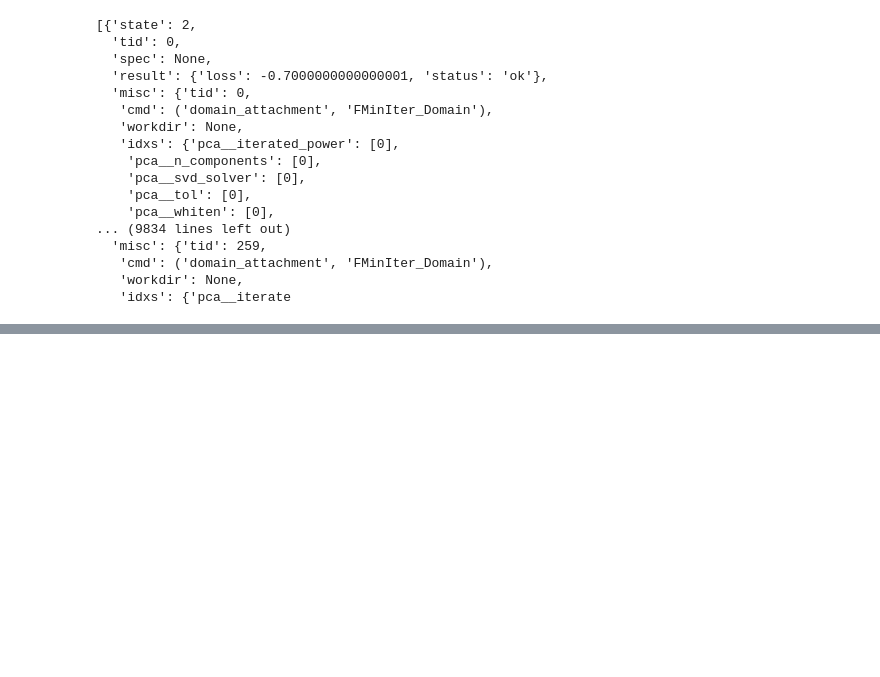
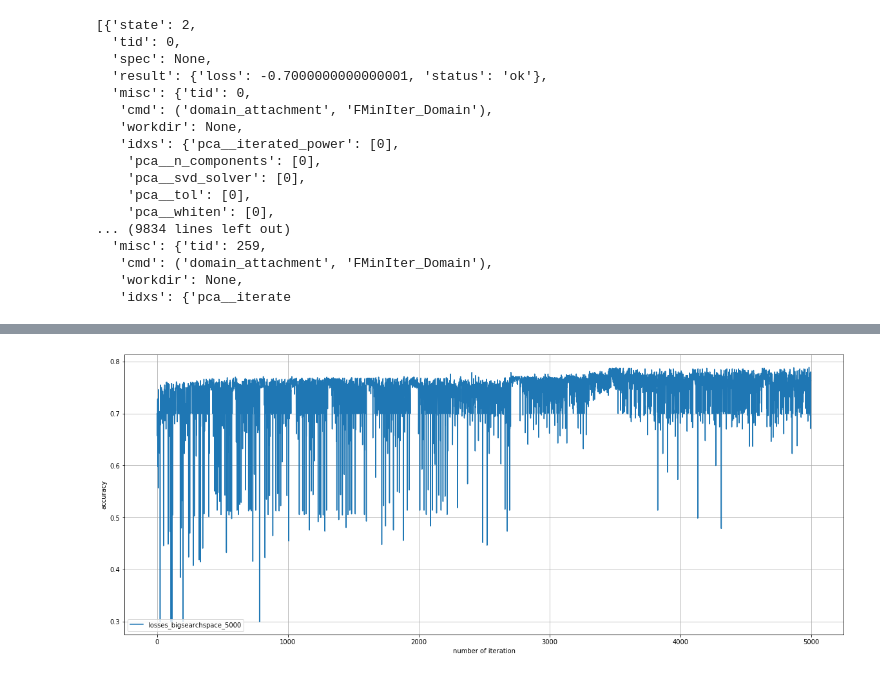
Before and after one commit to Milad-abbaszadeh/hyperopt, a Jupyter notebook: ipythons/experiment_result.ipynb, the cells around one changed output, grey strips where cells are left out. Saved outputs shown, nothing was run; the diff lists cells and outputs as text; code cells hidden in the pictures; blank space fills up the shorter version.

```diff
--- a/ipythons/experiment_result.ipynb
+++ b/ipythons/experiment_result.ipynb
@@ -201,0 +226,4 @@ trials_baseline_1000.trials
+# %%
+single_loss_plot_builder(trials_bigsearchspace_5000,'losses_bigsearchspace_5000','number of iteration','accuracy')
+# %% [output]
+[figure, added]
```
Also changed, not shown: parts of 22 cells of this notebook, 2 other files.
